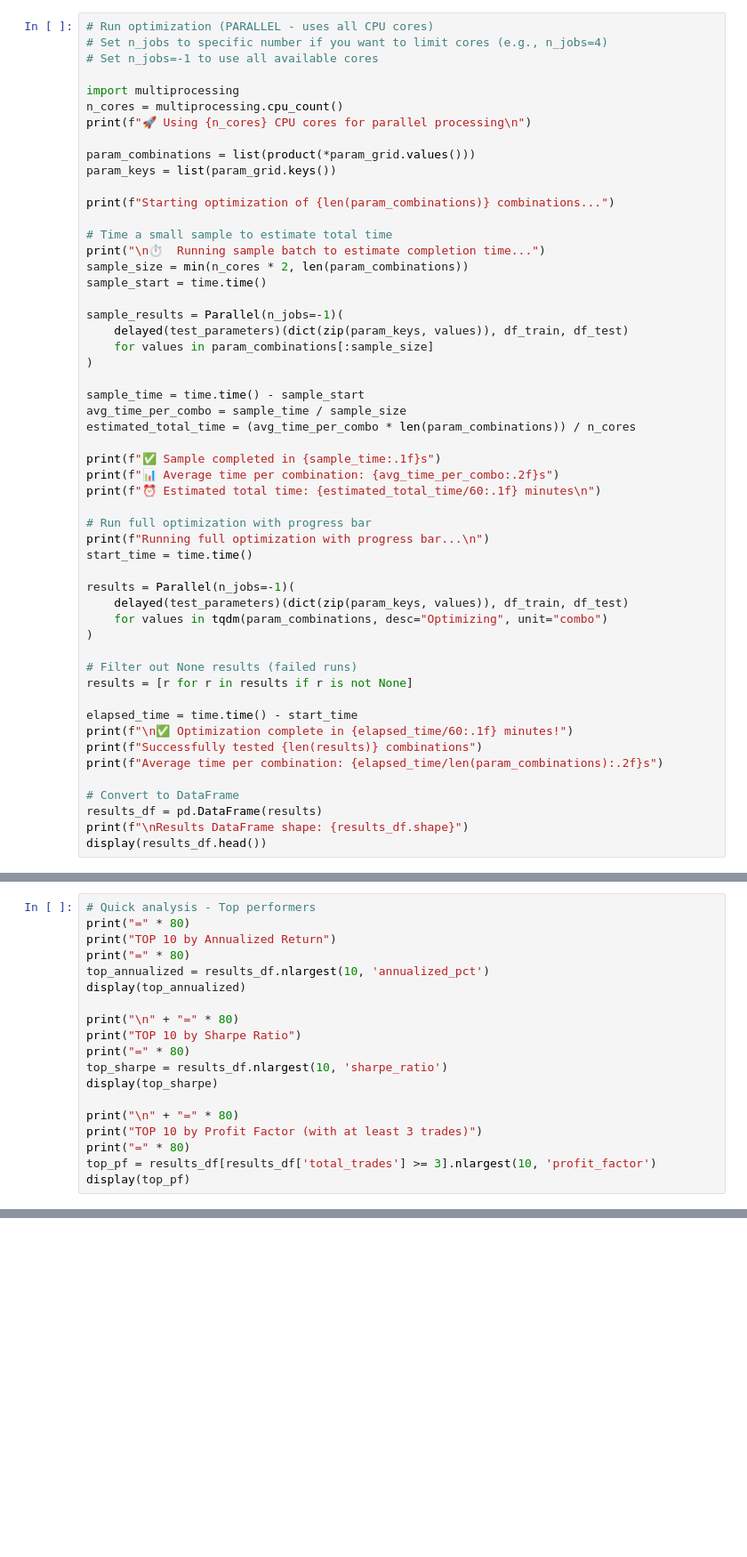
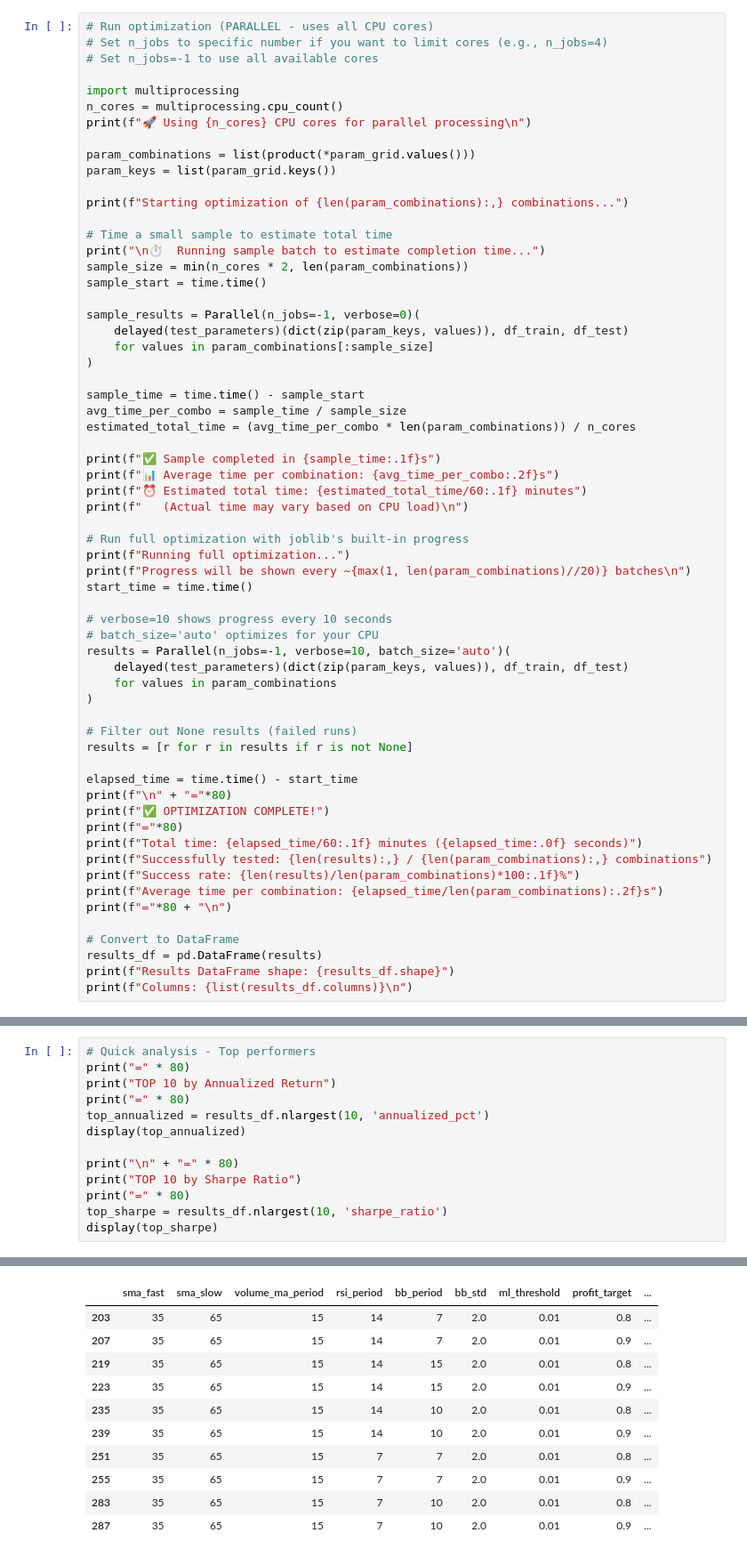
Before and after one commit to raztras/trading-bot-project, a Jupyter notebook: notebooks/exploration.ipynb, the cells around one changed output, grey strips where cells are left out. Shown at 89% size. Cells and saved outputs as stored; diff of their text form; blank space fills up the shorter version.

```diff
--- a/notebooks/exploration.ipynb
+++ b/notebooks/exploration.ipynb
@@ -176,14 +242,14 @@ print(f"🚀 Using {n_cores} CPU cores for parallel processing\n")
 param_combinations = list(product(*param_grid.values()))
 param_keys = list(param_grid.keys())
 
-print(f"Starting optimization of {len(param_combinations)} combinations...")
+print(f"Starting optimization of {len(param_combinations):,} combinations...")
 
 # Time a small sample to estimate total time
 print("\n⏱️  Running sample batch to estimate completion time...")
 sample_size = min(n_cores * 2, len(param_combinations))
 sample_start = time.time()
 
-sample_results = Parallel(n_jobs=-1)(
+sample_results = Parallel(n_jobs=-1, verbose=0)(
     delayed(test_parameters)(dict(zip(param_keys, values)), df_train, df_test)
     for values in param_combinations[:sample_size]
 )
@@ -194,26 +260,35 @@ estimated_total_time = (avg_time_per_combo * len(param_combinations)) / n_cores
 
 print(f"✅ Sample completed in {sample_time:.1f}s")
 print(f"📊 Average time per combination: {avg_time_per_combo:.2f}s")
-print(f"⏰ Estimated total time: {estimated_total_time/60:.1f} minutes\n")
+print(f"⏰ Estimated total time: {estimated_total_time/60:.1f} minutes")
+print(f"   (Actual time may vary based on CPU load)\n")
 
-# Run full optimization with progress bar
-print(f"Running full optimization with progress bar...\n")
+# Run full optimization with joblib's built-in progress
+print(f"Running full optimization...")
+print(f"Progress will be shown every ~{max(1, len(param_combinations)//20)} batches\n")
 start_time = time.time()
 
-results = Parallel(n_jobs=-1)(
+# verbose=10 shows progress every 10 seconds
+# batch_size='auto' optimizes for your CPU
+results = Parallel(n_jobs=-1, verbose=10, batch_size='auto')(
     delayed(test_parameters)(dict(zip(param_keys, values)), df_train, df_test)
-    for values in tqdm(param_combinations, desc="Optimizing", unit="combo")
+    for values in param_combinations
 )
 
 # Filter out None results (failed runs)
 results = [r for r in results if r is not None]
 
 elapsed_time = time.time() - start_time
-print(f"\n✅ Optimization complete in {elapsed_time/60:.1f} minutes!")
-print(f"Successfully tested {len(results)} combinations")
+print(f"\n" + "="*80)
+print(f"✅ OPTIMIZATION COMPLETE!")
+print(f"="*80)
+print(f"Total time: {elapsed_time/60:.1f} minutes ({elapsed_time:.0f} seconds)")
+print(f"Successfully tested: {len(results):,} / {len(param_combinations):,} combinations")
+print(f"Success rate: {len(results)/len(param_combinations)*100:.1f}%")
 print(f"Average time per combination: {elapsed_time/len(param_combinations):.2f}s")
+print(f"="*80 + "\n")
 
 # Convert to DataFrame
 results_df = pd.DataFrame(results)
-print(f"\nResults DataFrame shape: {results_df.shape}")
-display(results_df.head())
+print(f"Results DataFrame shape: {results_df.shape}")
+print(f"Columns: {list(results_df.columns)}\n")
@@ -239,9 +394,4 @@ print("TOP 10 by Sharpe Ratio")
 print("=" * 80)
 top_sharpe = results_df.nlargest(10, 'sharpe_ratio')
 display(top_sharpe)
-
-print("\n" + "=" * 80)
-print("TOP 10 by Profit Factor (with at least 3 trades)")
-print("=" * 80)
-top_pf = results_df[results_df['total_trades'] >= 3].nlargest(10, 'profit_factor')
-display(top_pf)
+# %% [output]
@@ -247,0 +401,11 @@ display(top_pf)
+|  | sma_fast | sma_slow | volume_ma_period | rsi_period | bb_period | bb_std | ml_threshold | profit_target | ... |
+| 203 | 35 | 65 | 15 | 14 | 7 | 2.0 | 0.01 | 0.8 | ... |
+| 207 | 35 | 65 | 15 | 14 | 7 | 2.0 | 0.01 | 0.9 | ... |
+| 219 | 35 | 65 | 15 | 14 | 15 | 2.0 | 0.01 | 0.8 | ... |
+| 223 | 35 | 65 | 15 | 14 | 15 | 2.0 | 0.01 | 0.9 | ... |
+| 235 | 35 | 65 | 15 | 14 | 10 | 2.0 | 0.01 | 0.8 | ... |
+| 239 | 35 | 65 | 15 | 14 | 10 | 2.0 | 0.01 | 0.9 | ... |
+| 251 | 35 | 65 | 15 | 7 | 7 | 2.0 | 0.01 | 0.8 | ... |
+| 255 | 35 | 65 | 15 | 7 | 7 | 2.0 | 0.01 | 0.9 | ... |
+| 283 | 35 | 65 | 15 | 7 | 10 | 2.0 | 0.01 | 0.8 | ... |
+| 287 | 35 | 65 | 15 | 7 | 10 | 2.0 | 0.01 | 0.9 | ... |
```
Also changed, not shown: parts of 11 cells of this notebook, 15 other files.
